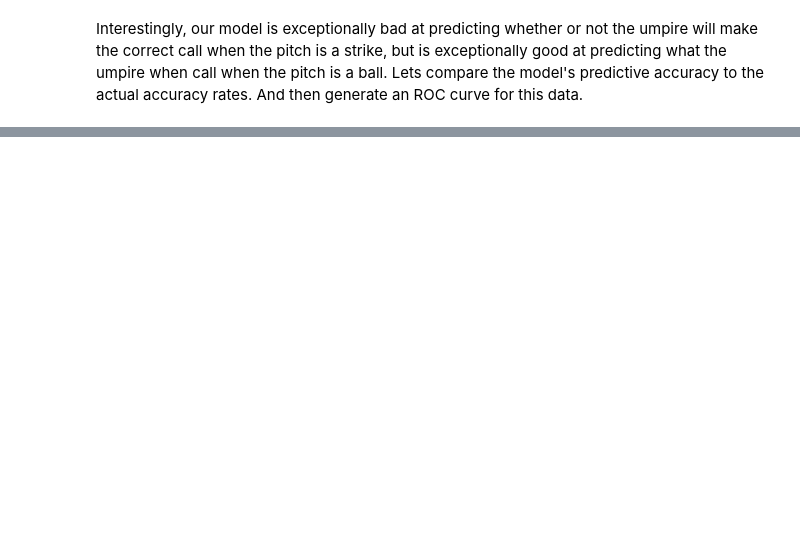
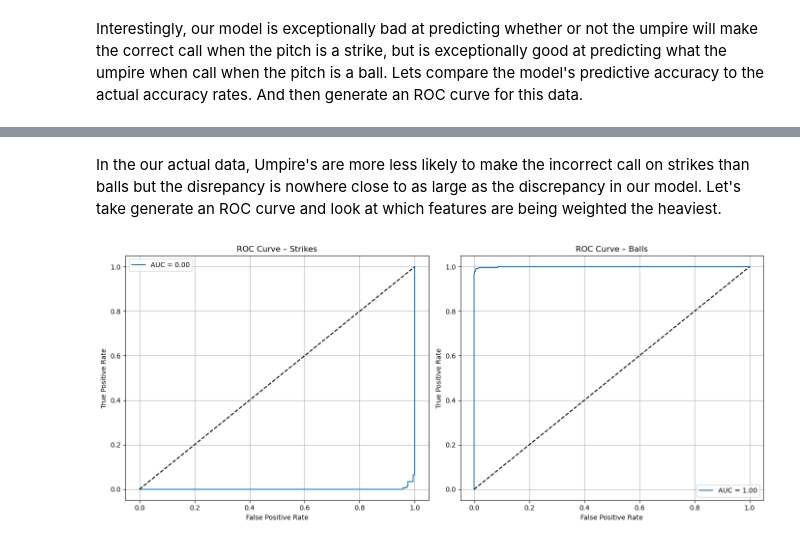
Before and after one commit to ctkatz/ML_project, a Jupyter notebook: ryan.ipynb, the cells around one changed output, grey strips where cells are left out. Saved outputs shown, nothing was run; the diff lists cells and outputs as text; code cells hidden in the pictures; blank space fills up the shorter version.

```diff
--- a/ryan.ipynb
+++ b/ryan.ipynb
@@ -203,16 +206,16 @@ X_train, X_test, y_train, y_test = train_test_split(X_balanced, y_balanced)
 # %% [markdown]
 Select only the columns we want.
 # %%
-quant_cols_pi = [  # only numerical features that don't show where the pitch ends up
+all_quant_cols_pi = [  # only numerical features that don't show where the pitch ends up
     'release_speed', 'release_pos_x', 'release_pos_z','balls', 'strikes',
     'outs_when_up', 'inning',
     'vx0', 'vy0', 'vz0', 'ax', 'ay', 'az', 'release_spin_rate', 'release_extension',
     'release_pos_y', 'at_bat_number', 'pitch_number', 'home_score', 'away_score', 'bat_score',
     'fld_score', 'post_away_score', 'post_home_score', 'post_bat_score',
-    'post_fld_score', 'spin_axis', 'delta_run_exp', 'delta_home_win_exp',  #took out zone and has_event
+    'post_fld_score', 'spin_axis', 'delta_run_exp', 'delta_home_win_exp', 'has_event' #took out zone
 ]
 
-qual_cols_pi = [ # only qualitiative features that don't show where the pitch ends up
+all_qual_cols_pi = [ # only qualitiative features that don't show where the pitch ends up
     'pitch_type', 'game_date', 'events', 'description', 'des', 'game_type',
  'stand', 'p_throws', 'type', 'inning_topbot', 'pitch_name',
  'if_fielding_alignment', 'of_fielding_alignment', 'count', 'PBhand', 'pitch_cat',
@@ -230,12 +233,12 @@ from sklearn.metrics import accuracy_score
 import random
 
 random.seed(123)
-qual_cols = qual_cols_pi
-quant_cols = quant_cols_pi
+qual_cols = all_qual_cols_pi
+quant_cols = all_quant_cols_pi
 
 #preprocessing for numeric and categorical columns
 preprocessor = ColumnTransformer(
-    transformers = [
+    transformers=[
         ('num', 'passthrough', quant_cols),
         ('cat', Pipeline([
         ('encoder', OneHotEncoder(handle_unknown= 'ignore'))]), qual_cols)
@@ -243,12 +246,12 @@ preprocessor = ColumnTransformer(
 )
 
 # Combine preprocessor with a logistic regression model
-clf = Pipeline(steps = [
+clf = Pipeline(steps=[
     ('preprocessor', preprocessor),
-    ('classifier', LogisticRegression(max_iter = 100000))])
+    ('classifier', LogisticRegression(max_iter=1000))])
 
 #Cleaning out rows with NaNs and re-fitting y to match
-X_train_clean = X_train[quant_cols + qual_cols].dropna() # so we don't have NA errors
+X_train_clean = X_train[quant_cols+ qual_cols].dropna() # so we don't have NA errors
 y_train_clean = y_train.loc[X_train_clean.index]
 
 X_test_clean = X_test[quant_cols + qual_cols].dropna()
@@ -317,0 +330,43 @@ The actual accuracy umpires demonstrate in correctly calling balls is: 0.9264
+# %% [markdown]
+In the our actual data, Umpire's are more less likely to make the incorrect call on strikes than balls but the disrepancy is nowhere close to as large as the discrepancy in our model. Let's take generate an ROC curve and look at which features are being weighted the heaviest.
+# %%
+import matplotlib.pyplot as plt
+from sklearn.metrics import roc_curve, auc
+
+# Get predicted probabilities for the positive class (column index 1)
+y_strikes_scores = clf.predict_proba(X_strikes_clean)[:, 1]
+y_balls_scores = clf.predict_proba(X_balls_clean)[:, 1]
+
+# Compute ROC curve values
+fpr_strikes, tpr_strikes, _ = roc_curve(y_strikes_clean, y_strikes_scores)
+roc_auc_strikes = auc(fpr_strikes, tpr_strikes)
+
+fpr_balls, tpr_balls, _ = roc_curve(y_balls_clean, y_balls_scores)
+roc_auc_balls = auc(fpr_balls, tpr_balls)
+
+# Create side-by-side subplots
+fig, axs = plt.subplots(1, 2, figsize = (14, 6))
+
+# Plot Strike ROC
+axs[0].plot(fpr_strikes, tpr_strikes, label = f'AUC = {roc_auc_strikes:.2f}')
+axs[0].plot([0, 1], [0, 1], 'k--')
+axs[0].set_title('ROC Curve – Strikes')
+axs[0].set_xlabel('False Positive Rate')
+axs[0].set_ylabel('True Positive Rate')
+axs[0].legend()
+axs[0].grid()
+
+# Plot Ball ROC
+axs[1].plot(fpr_balls, tpr_balls, label = f'AUC = {roc_auc_balls:.2f}')
+axs[1].plot([0, 1], [0, 1], 'k--')
+axs[1].set_title('ROC Curve – Balls')
+axs[1].set_xlabel('False Positive Rate')
+axs[1].set_ylabel('True Positive Rate')
+axs[1].legend()
+axs[1].grid()
+
+# Show both plots
+plt.tight_layout()
+plt.show()
+# %% [output]
+[figure, added]
```
Also changed, not shown: parts of 6 cells of this notebook, 1 other file.
